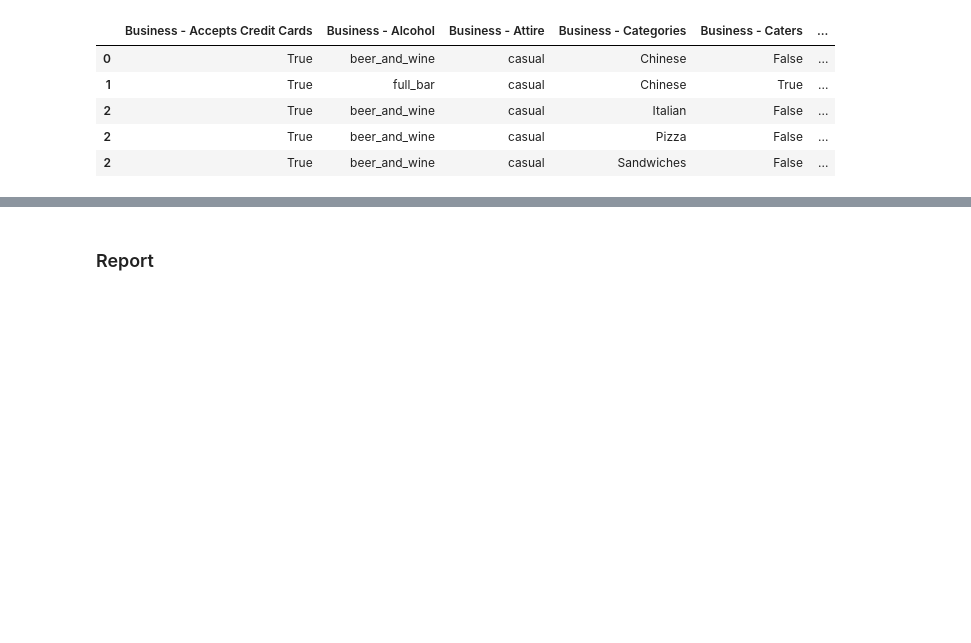
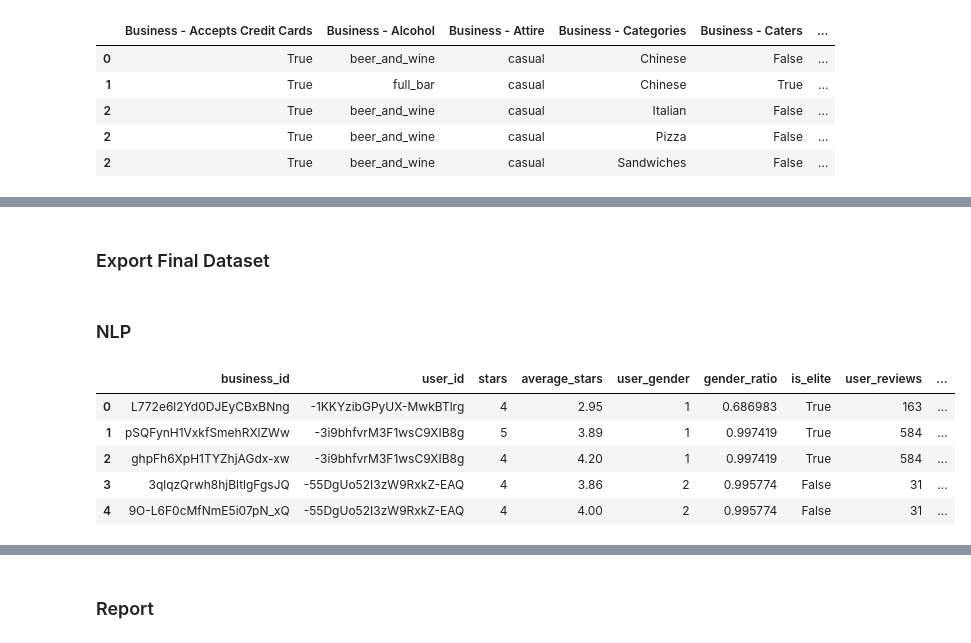
Before and after one commit to jaimev408/YelpStudy, a Jupyter notebook: yelpNotebook.ipynb, the cells around one changed output, grey strips where cells are left out. Drawn from its saved outputs; the diff is of its cells as text; code cells hidden in the pictures; blank space fills up the shorter version.

```diff
--- a/yelpNotebook.ipynb
+++ b/yelpNotebook.ipynb
@@ -300,2 +351,6 @@ df
+# %% [markdown]
+### Export Final Dataset
 # %%
 df.to_csv("cleanDF.csv")
+# %% [markdown]
+### NLP
@@ -301,0 +359,9 @@ df.to_csv("cleanDF.csv")
+# %%
+dfrev.head()
+# %% [output]
+|  | business_id | user_id | stars | average_stars | user_gender | gender_ratio | is_elite | user_reviews | ... |
+| 0 | L772e6l2Yd0DJEyCBxBNng | -1KKYzibGPyUX-MwkBTlrg | 4 | 2.95 | 1 | 0.686983 | True | 163 | ... |
+| 1 | pSQFynH1VxkfSmehRXlZWw | -3i9bhfvrM3F1wsC9XIB8g | 5 | 3.89 | 1 | 0.997419 | True | 584 | ... |
+| 2 | ghpFh6XpH1TYZhjAGdx-xw | -3i9bhfvrM3F1wsC9XIB8g | 4 | 4.20 | 1 | 0.997419 | True | 584 | ... |
+| 3 | 3qlqzQrwh8hjBltlgFgsJQ | -55DgUo52I3zW9RxkZ-EAQ | 4 | 3.86 | 2 | 0.995774 | False | 31 | ... |
+| 4 | 9O-L6F0cMfNmE5i07pN_xQ | -55DgUo52I3zW9RxkZ-EAQ | 4 | 4.00 | 2 | 0.995774 | False | 31 | ... |
```
Also changed, not shown: parts of 47 cells of this notebook, 1 other file.
